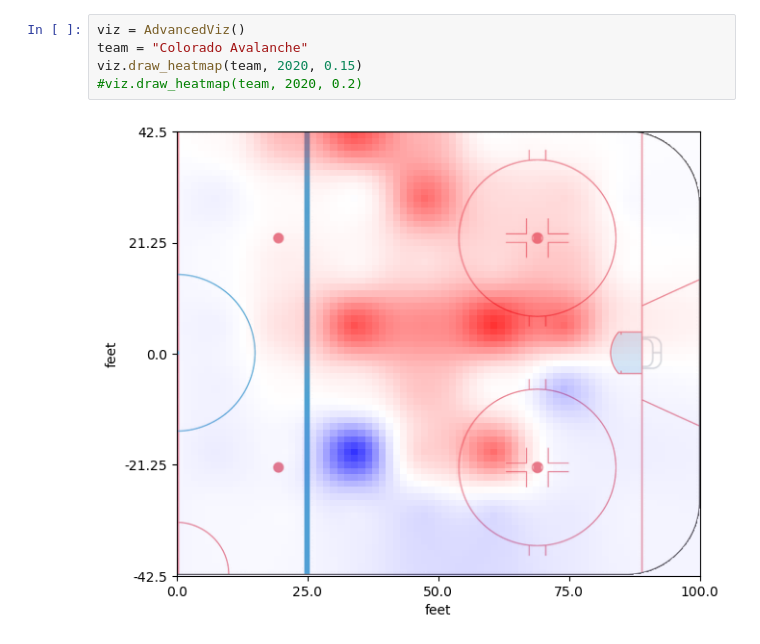
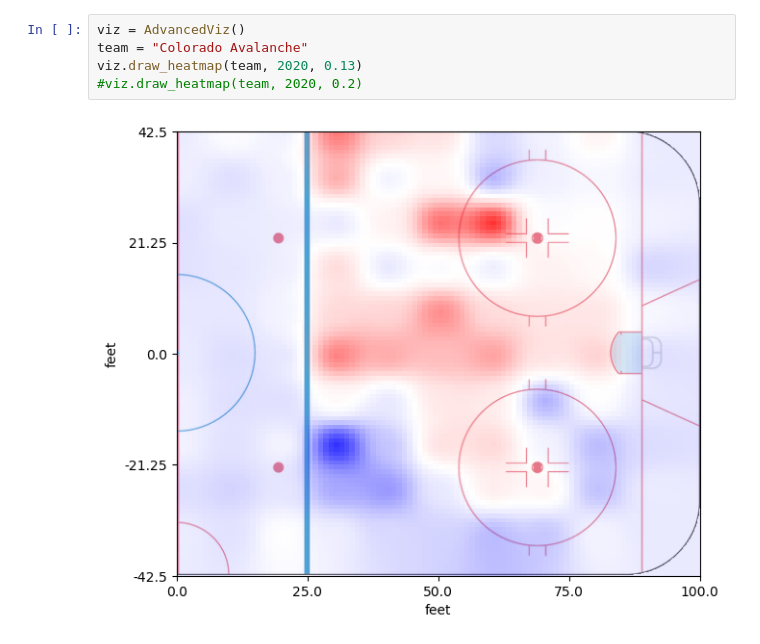
Before and after one commit to AbdelhamidRouatbi/data-science-code, a Jupyter notebook: notebooks/AdvancedViz.ipynb, the cells around one changed output. Saved outputs shown, nothing was run; the diff lists cells and outputs as text.

```diff
--- a/notebooks/AdvancedViz.ipynb
+++ b/notebooks/AdvancedViz.ipynb
@@ -134,7 +137,7 @@ class AdvancedViz():
 # %%
 viz = AdvancedViz()
 team = "Colorado Avalanche"
-viz.draw_heatmap(team, 2020, 0.15)
+viz.draw_heatmap(team, 2020, 0.13)
 #viz.draw_heatmap(team, 2020, 0.2)
 # %% [output]
-[figure, old version]
+[figure, new version]
```
Also changed, not shown: parts of 1 cell of this notebook.
